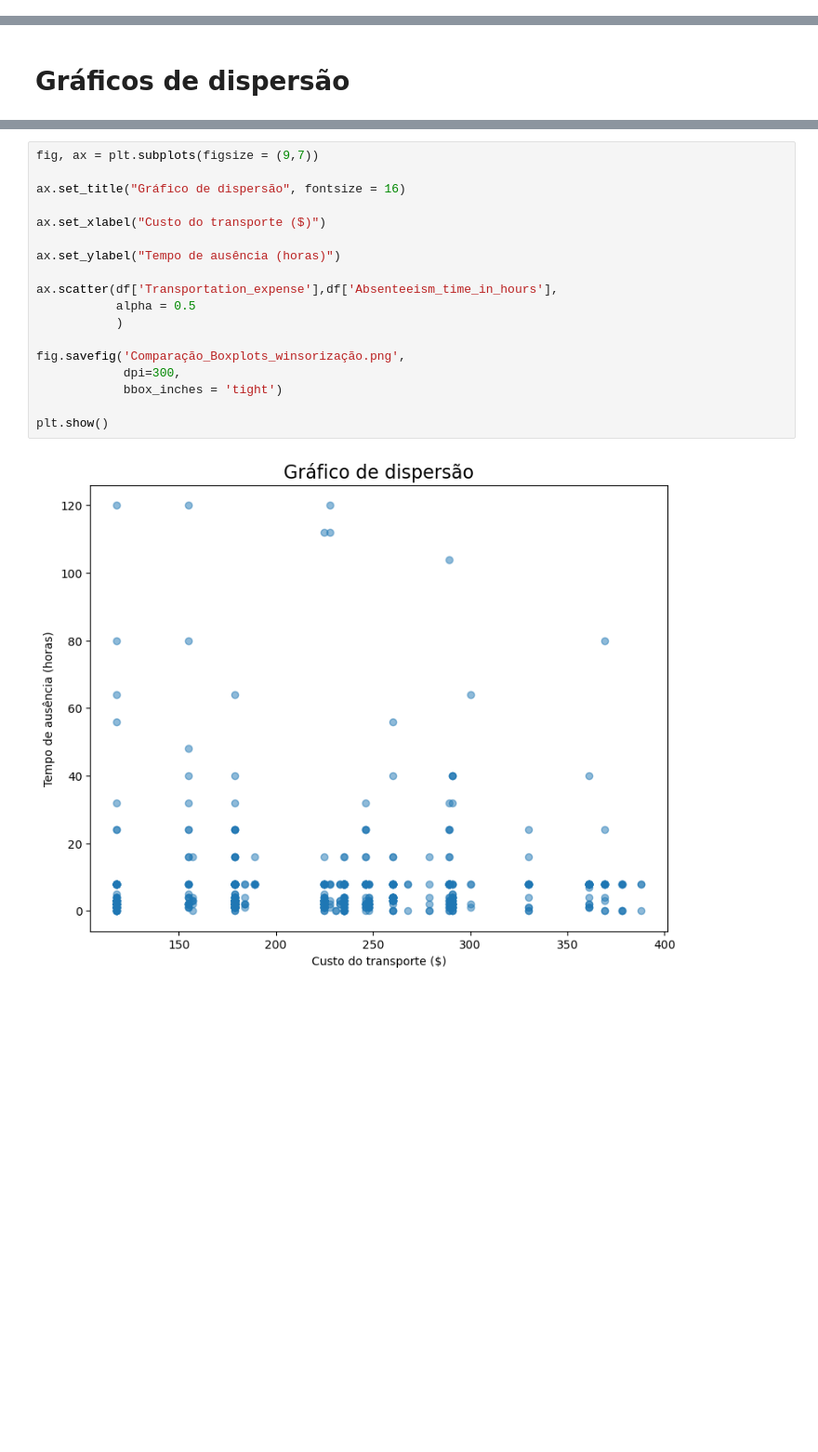
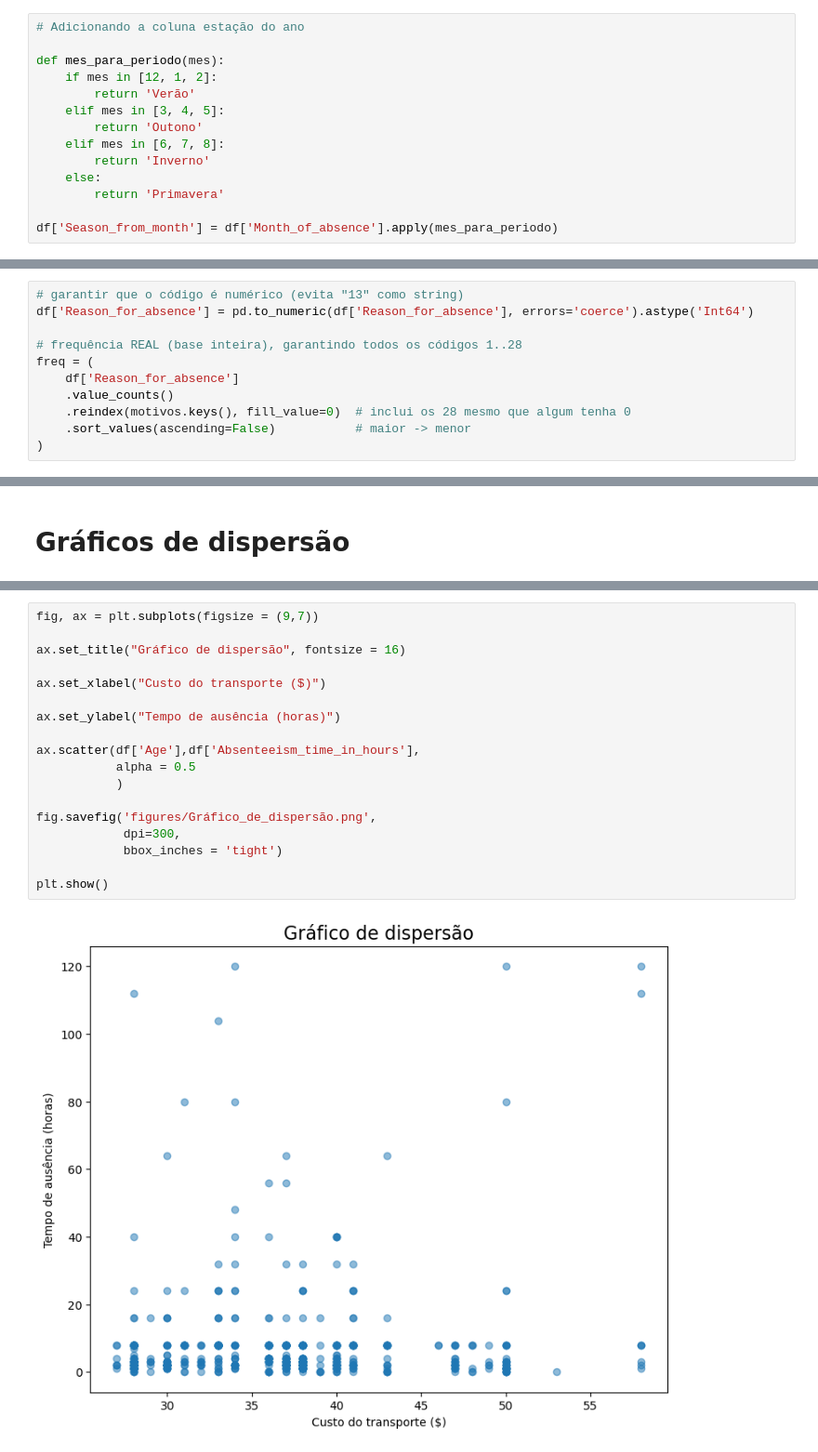
Before and after one commit to andreldfraga/analise-exploratoria-absenteismo, a Jupyter notebook: absenteismo_analise_variaveis_numericas.ipynb, the cells around one changed output, grey strips where cells are left out. Shown at 93% size. Saved outputs shown, nothing was run; the diff lists cells and outputs as text; blank space fills up the shorter version.

```diff
--- a/absenteismo_analise_variaveis_numericas.ipynb
+++ b/absenteismo_analise_variaveis_numericas.ipynb
@@ -49,0 +52,14 @@ Opção 1 (mais simples — com pandas)
+# %%
+# Adicionando a coluna estação do ano
+
+def mes_para_periodo(mes):
+    if mes in [12, 1, 2]:
+        return 'Verão'
+    elif mes in [3, 4, 5]:
+        return 'Outono'
+    elif mes in [6, 7, 8]:
+        return 'Inverno'
+    else:
+        return 'Primavera'
+
+df['Season_from_month'] = df['Month_of_absence'].apply(mes_para_periodo)
@@ -180,0 +193,11 @@ plt.show()
+# %%
+# garantir que o código é numérico (evita "13" como string)
+df['Reason_for_absence'] = pd.to_numeric(df['Reason_for_absence'], errors='coerce').astype('Int64')
+
+# frequência REAL (base inteira), garantindo todos os códigos 1..28
+freq = (
+    df['Reason_for_absence']
+    .value_counts()
+    .reindex(motivos.keys(), fill_value=0)  # inclui os 28 mesmo que algum tenha 0
+    .sort_values(ascending=False)           # maior -> menor
+)
@@ -281,20 +369,20 @@ plt.show()
 # %%
 fig, ax = plt.subplots(figsize = (9,7))
 
 ax.set_title("Gráfico de dispersão", fontsize = 16)
 
 ax.set_xlabel("Custo do transporte ($)")
 
 ax.set_ylabel("Tempo de ausência (horas)")
 
-ax.scatter(df['Transportation_expense'],df['Absenteeism_time_in_hours'],
+ax.scatter(df['Age'],df['Absenteeism_time_in_hours'],
            alpha = 0.5
            )
 
-fig.savefig('Comparação_Boxplots_winsorização.png',
+fig.savefig('figures/Gráfico_de_dispersão.png',
             dpi=300,
             bbox_inches = 'tight')
 
 plt.show()
 # %% [output]
-[figure, old version]
+[figure, new version]
```
Also changed, not shown: parts of 28 cells of this notebook.
